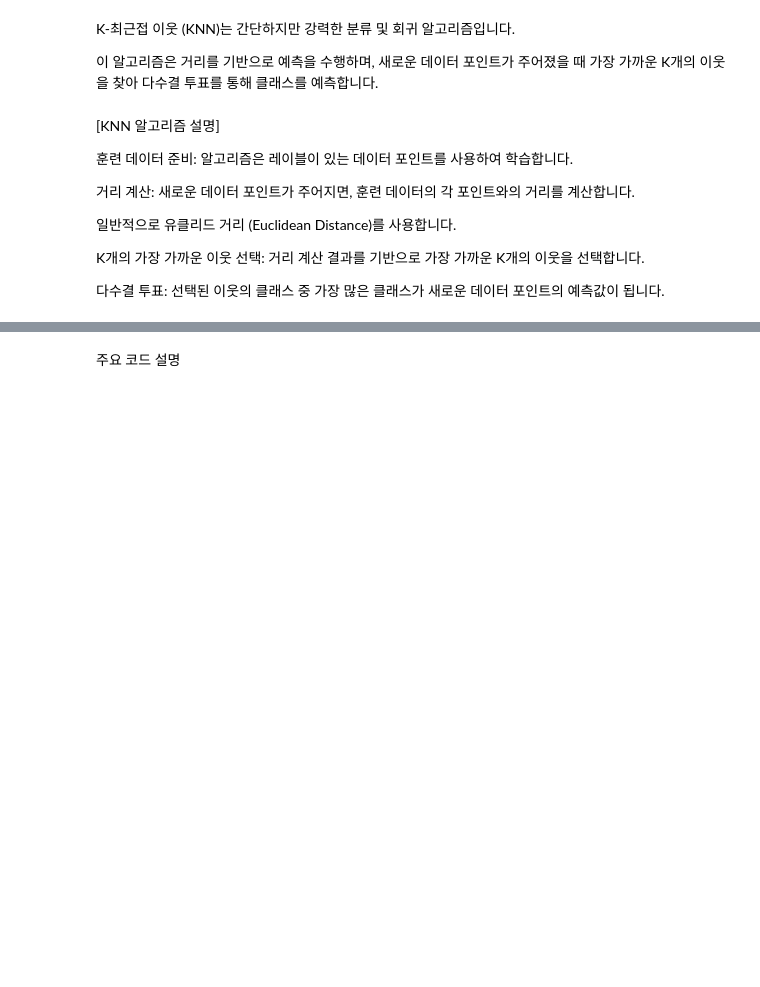
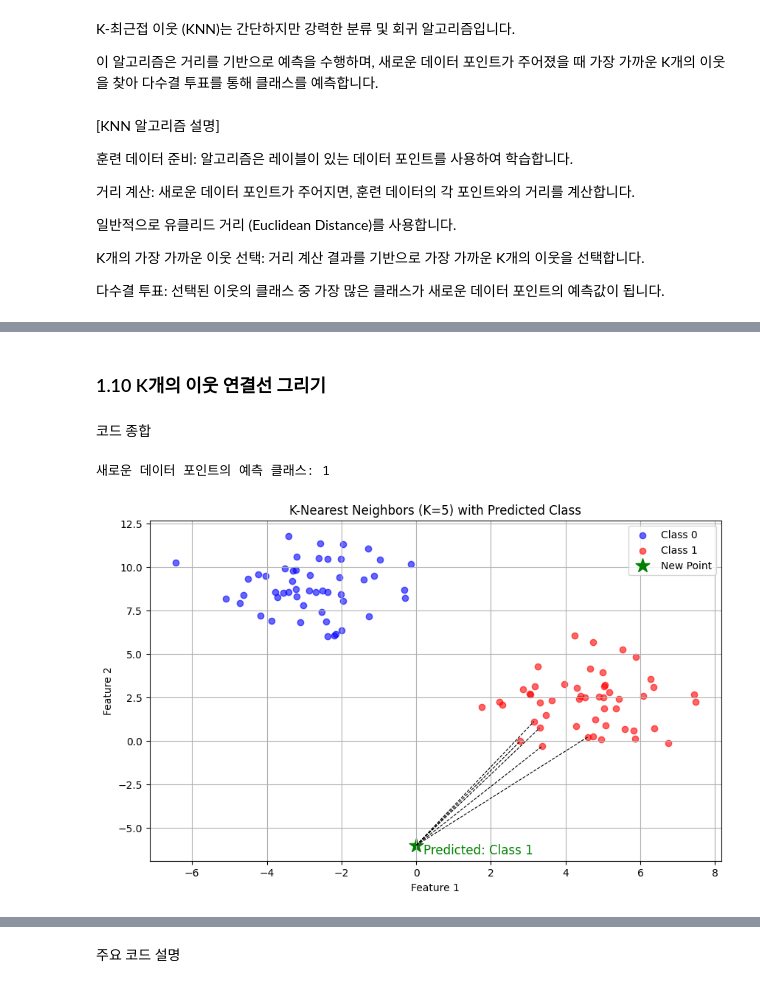
Before and after one commit to freejyb/kdigital, a Jupyter notebook: 머신러닝/분류알고리즘/K-Nearest Neighbors.ipynb, the cells around one changed output, grey strips where cells are left out. Drawn from its saved outputs; the diff is of its cells as text; code cells hidden in the pictures; blank space fills up the shorter version.

```diff
--- a/머신러닝/분류알고리즘/K-Nearest Neighbors.ipynb
+++ b/머신러닝/분류알고리즘/K-Nearest Neighbors.ipynb
@@ -18,0 +49,3 @@ K개의 가장 가까운 이웃 선택: 거리 계산 결과를 기반으로 가
+# %%
+X, y = make_blobs(n_samples=100, centers=2, random_state=42, cluster_std=1.5)
+new_point = np.array([[0, -6]])  # 새로운 데이터 포인트
@@ -18,0 +71,4 @@ K개의 가장 가까운 이웃 선택: 거리 계산 결과를 기반으로 가
+# %%
+k = 5
+knn = KNeighborsClassifier(n_neighbors=k)
+knn.fit(X, y)
@@ -18,0 +90,2 @@ K개의 가장 가까운 이웃 선택: 거리 계산 결과를 기반으로 가
+# %%
+distances, indices = knn.kneighbors(new_point)
@@ -18,0 +194,2 @@ K개의 가장 가까운 이웃 선택: 거리 계산 결과를 기반으로 가
+# %% [markdown]
+### 1.10 K개의 이웃 연결선 그리기
@@ -18,0 +228,60 @@ K개의 가장 가까운 이웃 선택: 거리 계산 결과를 기반으로 가
+# %%
+for index in indices[0]:
+    plt.plot([new_point[0, 0], X[index, 0]], [new_point[0, 1], X[index, 1]], 'k--', linewidth=0.8)
+
+plt.xlabel('Feature 1')
+plt.ylabel('Feature 2')
+plt.title(f'K-Nearest Neighbors (K={k}) with Predicted Class')
+plt.legend()
+plt.grid(True)
+plt.show()
+# %% [markdown]
+코드 종합
+# %%
+import matplotlib.pyplot as plt
+import numpy as np
+from sklearn.datasets import make_blobs
+from sklearn.neighbors import KNeighborsClassifier
+
+# 데이터 생성 (두 개의 클래스로 구분되는 데이터셋 생성)
+X, y = make_blobs(n_samples=100, centers=2, random_state=42, cluster_std=1.5)
+new_point = np.array([[0, -6]])  # 새로운 데이터 포인트
+
+# KNN 모델 생성 및 학습
+k = 5
+knn = KNeighborsClassifier(n_neighbors=k)
+knn.fit(X, y)
+
+# 새로운 데이터 포인트의 이웃 찾기
+distances, indices = knn.kneighbors(new_point)
+
+# 새로운 데이터 포인트의 클래스 예측
+predicted_class = knn.predict(new_point)
+
+# 결과 출력
+print(f"새로운 데이터 포인트의 예측 클래스: {predicted_class[0]}")
+
+# 시각적으로 분류 결과 표시하기
+plt.figure(figsize=(10, 6))
+
+# 기존 데이터 포인트 플롯
+plt.scatter(X[y == 0, 0], X[y == 0, 1], color='blue', label='Class 0', alpha=0.6)
+plt.scatter(X[y == 1, 0], X[y == 1, 1], color='red', label='Class 1', alpha=0.6)
+
+# 새로운 데이터 포인트 플롯
+plt.scatter(new_point[0, 0], new_point[0, 1], color='green', marker='*', s=200, label='New Point')
+plt.text(new_point[0, 0] + 0.2, new_point[0, 1] - 0.5, f'Predicted: Class {predicted_class[0]}', fontsize=12, color='green')
+
+# K개의 이웃 연결선 그리기
+for index in indices[0]:
+    plt.plot([new_point[0, 0], X[index, 0]], [new_point[0, 1], X[index, 1]], 'k--', linewidth=0.8)
+
+plt.xlabel('Feature 1')
+plt.ylabel('Feature 2')
+plt.title(f'K-Nearest Neighbors (K={k}) with Predicted Class')
+plt.legend()
+plt.grid(True)
+plt.show()
+# %% [output]
+새로운 데이터 포인트의 예측 클래스: 1
+[figure, added]
```
Also changed, not shown: parts of 29 cells of this notebook.
